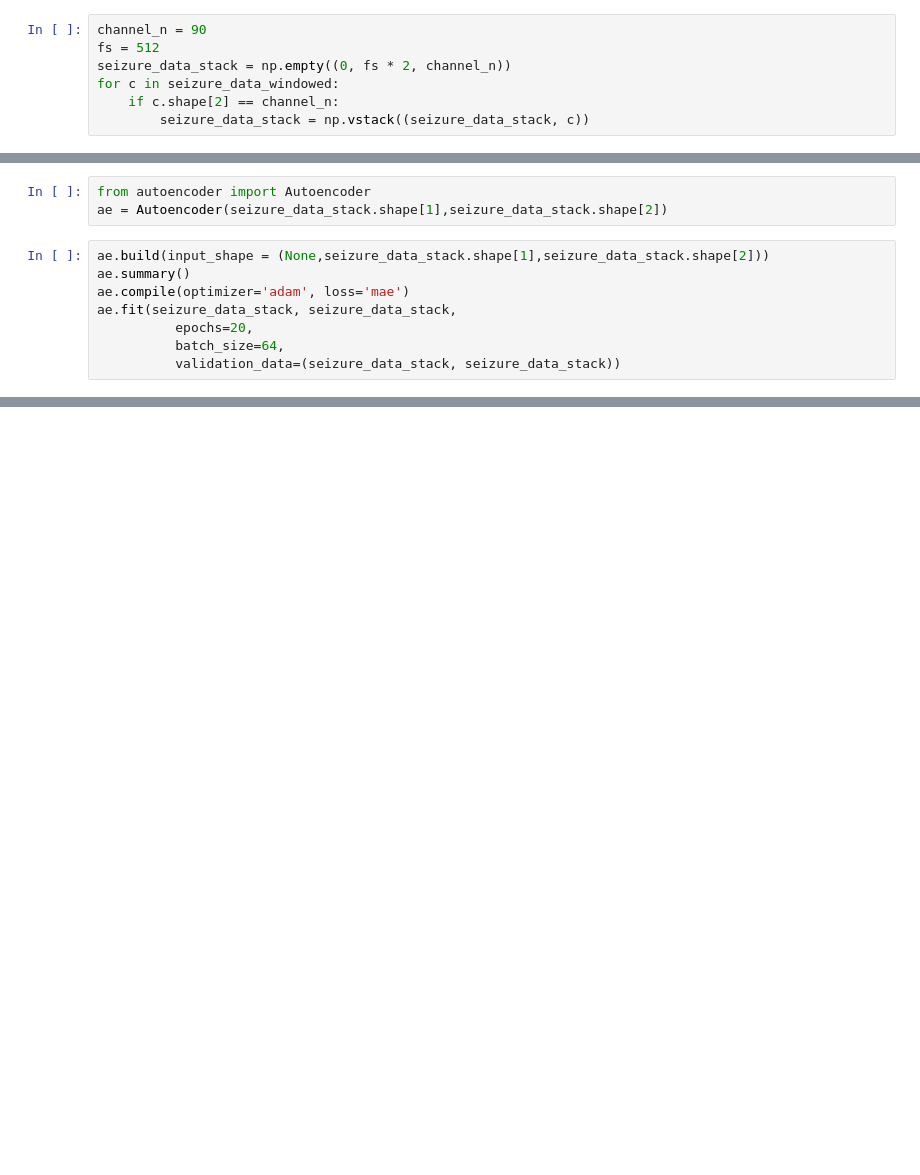
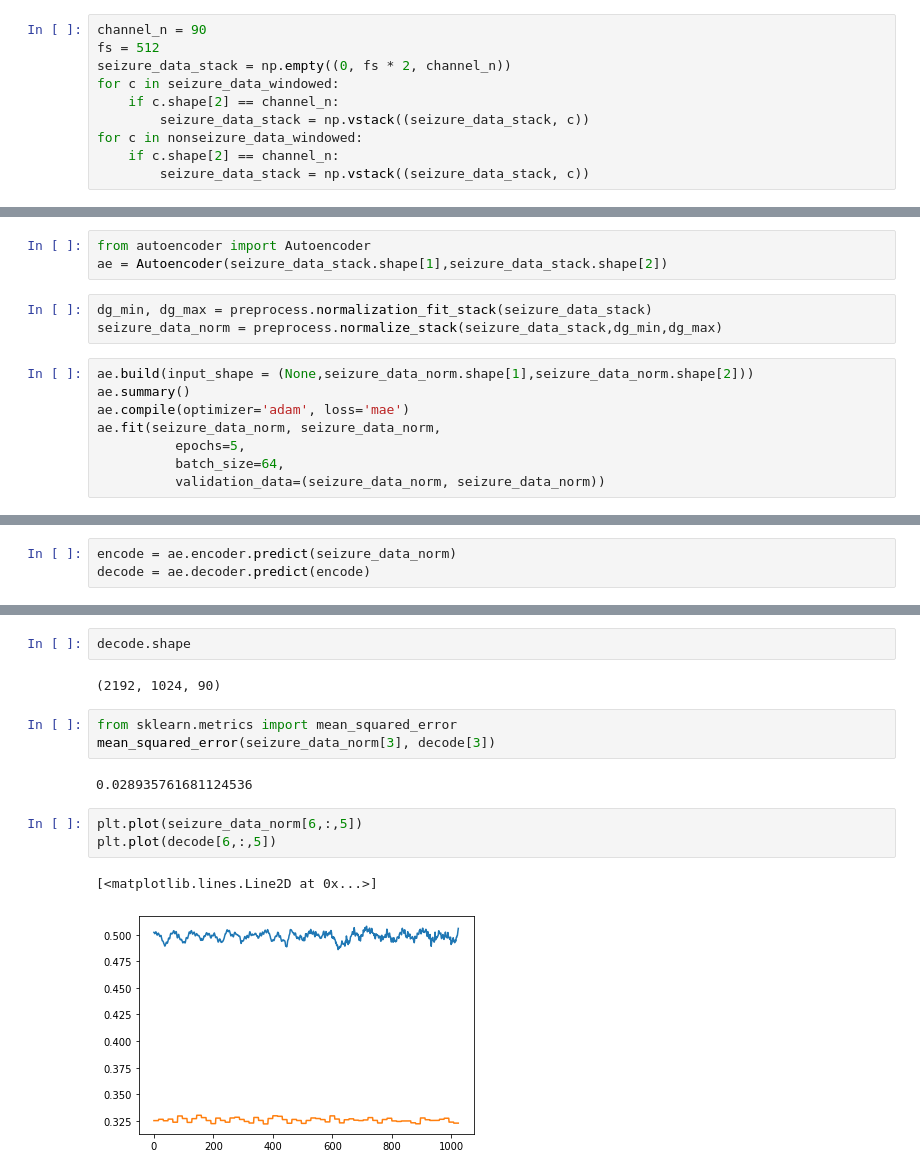
Before and after one commit to sirrus98/ieeg_toy_template, a Jupyter notebook: autoencoder_test.ipynb, the cells around one changed output, grey strips where cells are left out. Cells and saved outputs as stored; diff of their text form; blank space fills up the shorter version.

```diff
--- a/autoencoder_test.ipynb
+++ b/autoencoder_test.ipynb
@@ -109,6 +91,9 @@ seizure_data_stack = np.empty((0, fs * 2, channel_n))
 for c in seizure_data_windowed:
     if c.shape[2] == channel_n:
         seizure_data_stack = np.vstack((seizure_data_stack, c))
+for c in nonseizure_data_windowed:
+    if c.shape[2] == channel_n:
+        seizure_data_stack = np.vstack((seizure_data_stack, c))
 # %%
 seizure_data_stack.shape
 # %% [output]
@@ -125,12 +110,15 @@ from matplotlib import pyplot as plt
 # %%
 from autoencoder import Autoencoder
 ae = Autoencoder(seizure_data_stack.shape[1],seizure_data_stack.shape[2])
+# %%
+dg_min, dg_max = preprocess.normalization_fit_stack(seizure_data_stack)
+seizure_data_norm = preprocess.normalize_stack(seizure_data_stack,dg_min,dg_max)
 # %%
-ae.build(input_shape = (None,seizure_data_stack.shape[1],seizure_data_stack.shape[2]))
+ae.build(input_shape = (None,seizure_data_norm.shape[1],seizure_data_norm.shape[2]))
 ae.summary()
 ae.compile(optimizer='adam', loss='mae')
-ae.fit(seizure_data_stack, seizure_data_stack,
-          epochs=20,
+ae.fit(seizure_data_norm, seizure_data_norm,
+          epochs=5,
           batch_size=64,
-          validation_data=(seizure_data_stack, seizure_data_stack))
+          validation_data=(seizure_data_norm, seizure_data_norm))
 # %% [output]
@@ -153,0 +149,3 @@ KeyboardInterrupt:
+# %%
+encode = ae.encoder.predict(seizure_data_norm)
+decode = ae.decoder.predict(encode)
@@ -153,0 +155,15 @@ KeyboardInterrupt:
+# %%
+decode.shape
+# %% [output]
+(2192, 1024, 90)
+# %%
+from sklearn.metrics import mean_squared_error
+mean_squared_error(seizure_data_norm[3], decode[3])
+# %% [output]
+0.028935761681124536
+# %%
+plt.plot(seizure_data_norm[6,:,5])
+plt.plot(decode[6,:,5])
+# %% [output]
+[<matplotlib.lines.Line2D at 0x...>]
+[figure, added]
```
Also changed, not shown: parts of 9 cells of this notebook, 4 other files.
